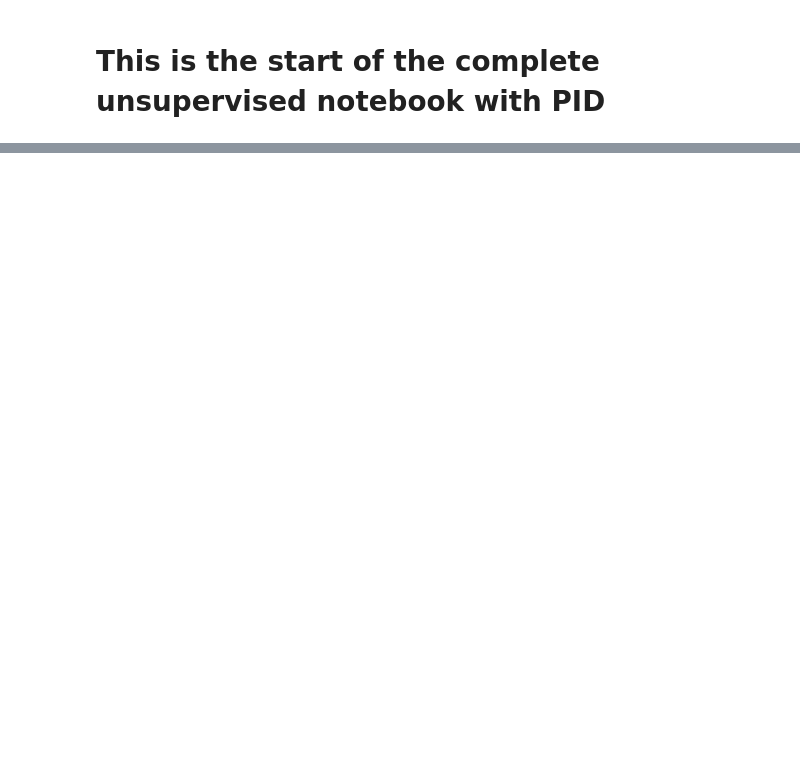
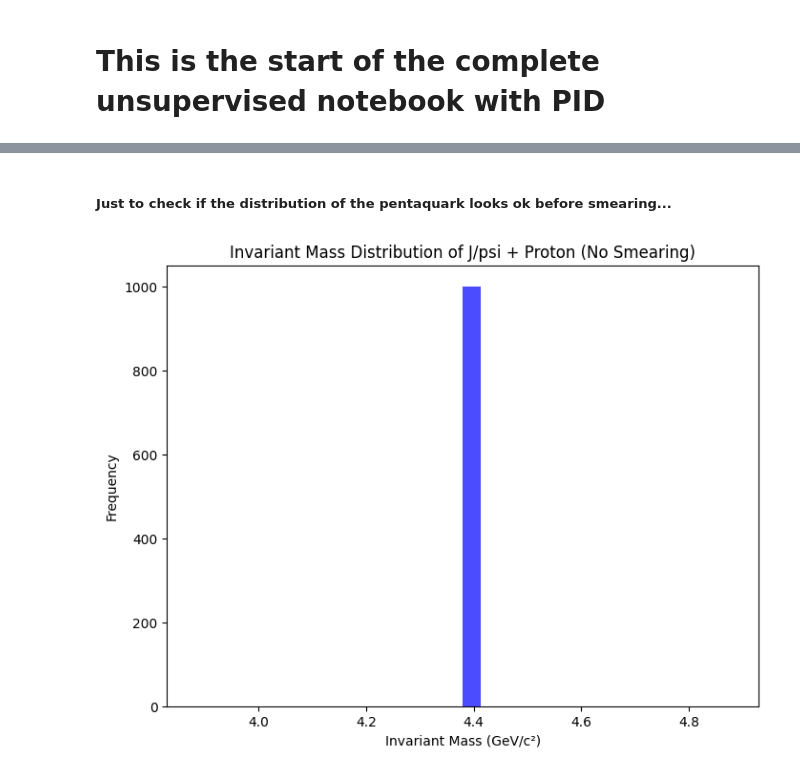
Before and after one commit to siragoni/ML-autoencoder, a Jupyter notebook: Clean.ipynb, the cells around one changed output, grey strips where cells are left out. Saved outputs shown, nothing was run; the diff lists cells and outputs as text; code cells hidden in the pictures; blank space fills up the shorter version.

```diff
--- a/Clean.ipynb
+++ b/Clean.ipynb
@@ -2,0 +746,43 @@
+# %% [markdown]
+##### Just to check if the distribution of the pentaquark looks ok before smearing...
+# %%
+import matplotlib.pyplot as plt
+import numpy as np
+
+# Generate events without smearing
+n_pentaquark = 1000  # Define the number of events to simulate
+events = []  # List to store events without smearing
+
+# Simulate events without applying smearing
+for _ in range(n_pentaquark):
+    # Step 1: Simulate the pentaquark decay -> J/psi + proton
+    jpsi_p, proton_p, jpsi_E, proton_E = isotropic_two_body_decay(m_pentaquark, m_jpsi, m_proton)
+
+    # Store the unsmeared J/psi and proton momentum and energy
+    events.append((jpsi_p, jpsi_E, proton_p, proton_E))
+
+# Calculate invariant mass for each event (J/psi + proton system)
+invariant_masses = []
+for event in events:
+    jpsi_p = np.array(event[0])     # J/psi 3-momentum (unsmeared)
+    jpsi_E = event[1]               # J/psi energy (unsmeared)
+    proton_p = np.array(event[2])   # Proton 3-momentum (unsmeared)
+    proton_E = event[3]             # Proton energy (unsmeared)
+
+    # Calculate the total 3-momentum and energy of the J/psi + proton system
+    total_p = jpsi_p + proton_p
+    total_E = jpsi_E + proton_E
+
+    # Calculate the invariant mass
+    invariant_mass = np.sqrt(total_E**2 - np.linalg.norm(total_p)**2)
+    invariant_masses.append(invariant_mass)
+
+# Plot the invariant mass distribution
+plt.figure(figsize=(8, 6))
+plt.hist(invariant_masses, bins=30, color='blue', alpha=0.7)
+plt.title('Invariant Mass Distribution of J/psi + Proton (No Smearing)')
+plt.xlabel('Invariant Mass (GeV/c²)')
+plt.ylabel('Frequency')
+plt.show()
+# %% [output]
+[figure, added]
```
Also changed, not shown: parts of 31 cells of this notebook, 1 other file.
